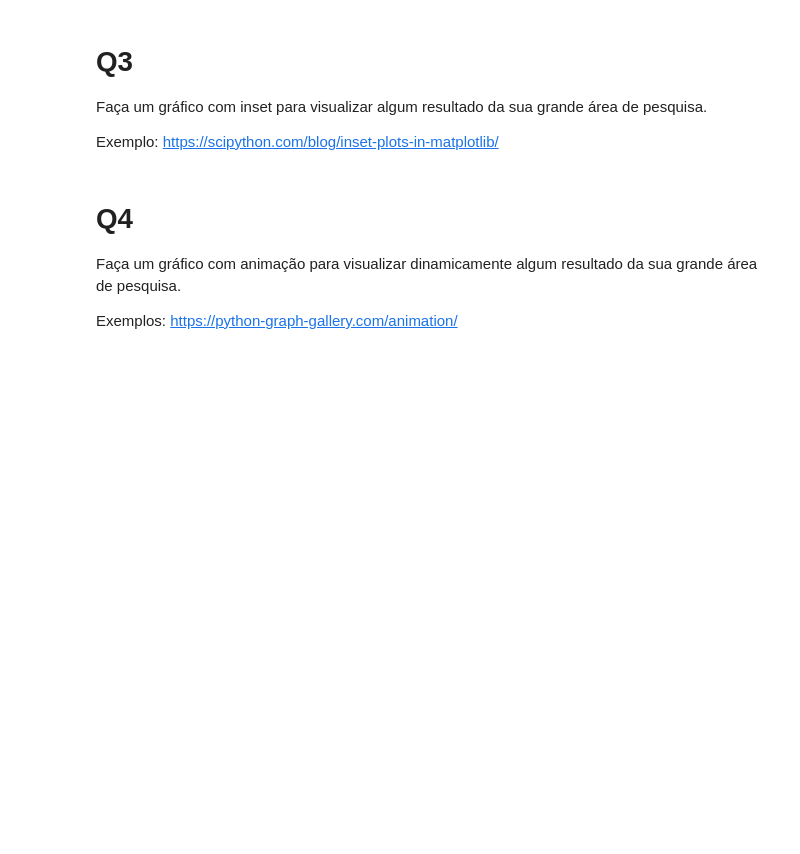
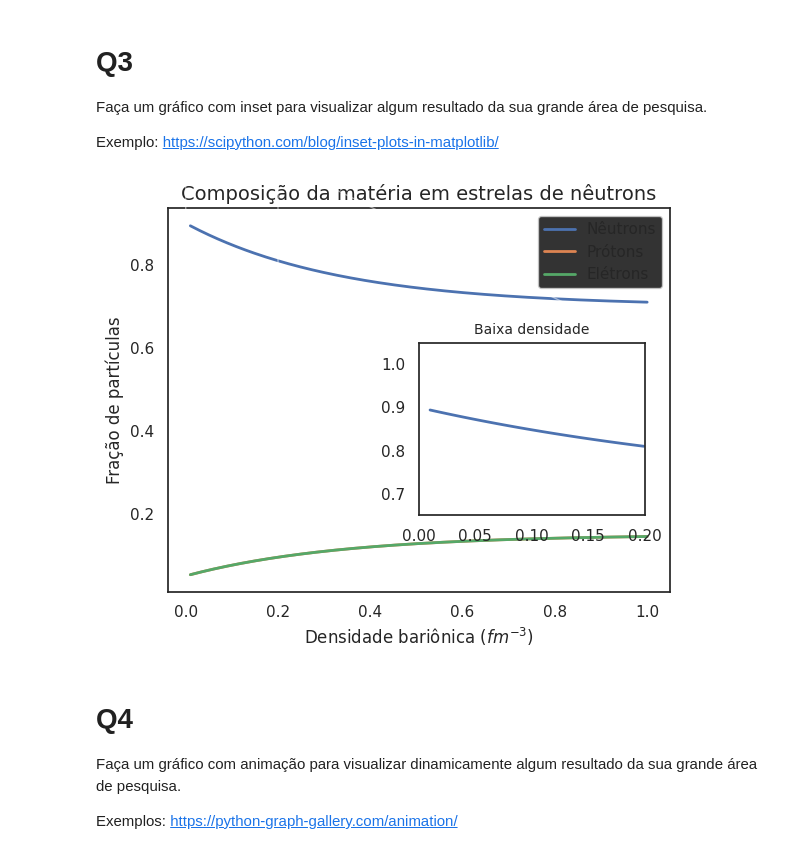
Before and after one commit to abujazarjannath/fisica_com_python_1, a Jupyter notebook: tarefa1.ipynb, the cells around one changed output. Saved outputs shown, nothing was run; the diff lists cells and outputs as text; code cells hidden in the pictures; blank space fills up the shorter version.

```diff
--- a/tarefa1.ipynb
+++ b/tarefa1.ipynb
@@ -235,6 +248,75 @@ https://plotly.com/python/ternary-plots/
 Faça um gráfico com inset para visualizar algum resultado da sua grande área de pesquisa.
 
 Exemplo: https://scipython.com/blog/inset-plots-in-matplotlib/
+# %%
+import numpy as np
+import matplotlib.pyplot as plt
+
+# Dados simulados
+densidade = np.linspace(0.01, 1.0, 200)
+
+# Frações aproximadas de partículas
+Yp = 0.05 + 0.10 * (1 - np.exp(-3 * densidade))
+Ye = Yp
+Yn = 1 - Yp - Ye
+
+# Criar o gráfico principal
+fig, ax1 = plt.subplots(figsize=(6, 5))
+
+# Gráfico principal
+ax1.plot(densidade, Yn, label='Nêutrons', linewidth=2)
+ax1.plot(densidade, Yp, label='Prótons', linewidth=2)
+ax1.plot(densidade, Ye, label='Elétrons', linewidth=2)
+
+ax1.set_xlabel(r'Densidade bariônica ($fm^{-3}$)', fontsize=12)
+ax1.set_ylabel('Fração de partículas', fontsize=12)
+
+ax1.set_title(
+    'Composição da matéria em estrelas de nêutrons',
+    fontsize=14
+)
+
+ax1.legend()
+
+# Criar o inset
+ax2 = ax1.inset_axes([0.50, 0.20, 0.45, 0.45])
+
+# Selecionar apenas a região de baixa densidade
+regiao = densidade <= 0.20
+
+ax2.plot(
+    densidade[regiao],
+    Yn[regiao],
+    linewidth=2
+)
+
+ax2.plot(
+    densidade[regiao],
+    Yp[regiao],
+    linewidth=2
+)
+
+ax2.plot(
+    densidade[regiao],
+    Ye[regiao],
+    linewidth=2
+)
+
+# Limites do inset
+ax2.set_xlim(0, 0.20)
+ax2.set_ylim(0.65, 1.05)
+
+# Título do inset
+ax2.set_title('Baixa densidade', fontsize=10)
+
+# Marcar a região ampliada no gráfico principal
+ax1.indicate_inset_zoom(ax2, edgecolor="white")
+
+plt.tight_layout()
+
+plt.show()
+# %% [output]
+[figure, added]
 # %% [markdown]
 # Q4
 Faça um gráfico com animação para visualizar dinamicamente algum resultado da sua grande área de pesquisa.
```
Also changed, not shown: parts of 5 cells of this notebook.
